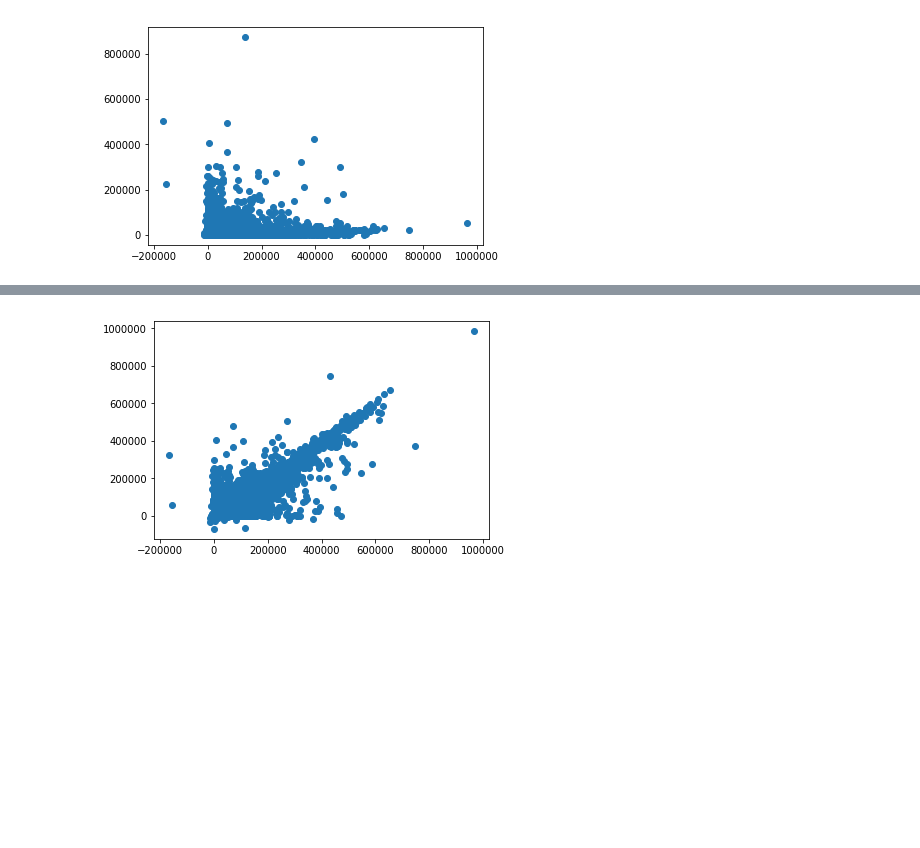
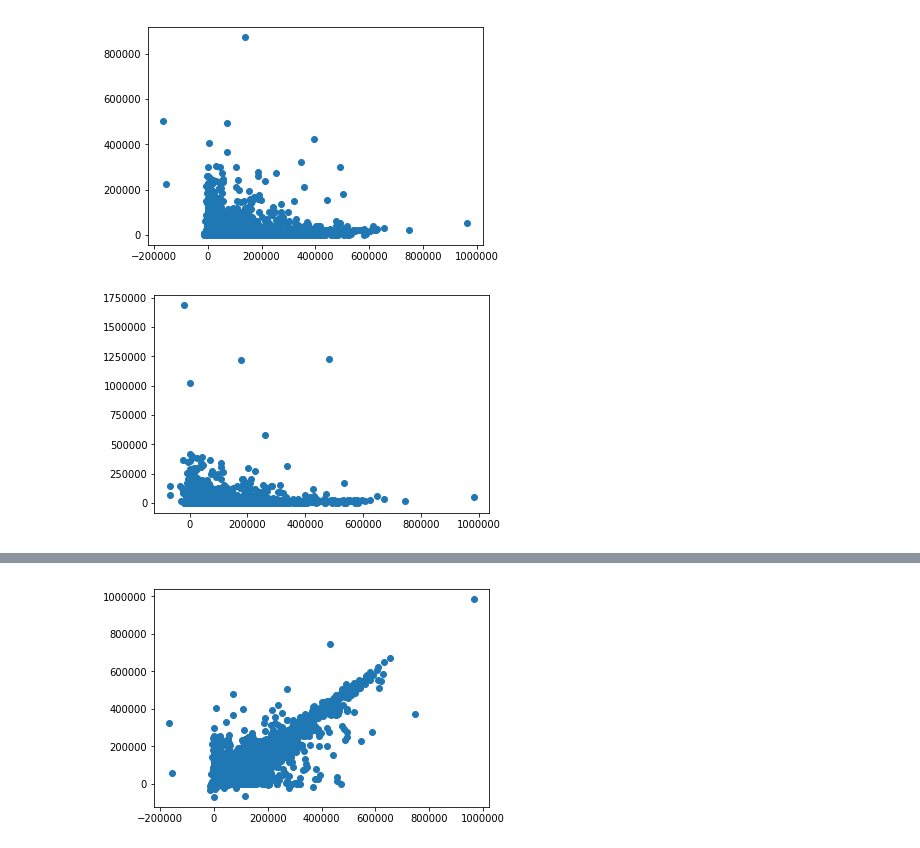
Before and after one commit to mianhuang/DataAnalytics-Python-Code, a Jupyter notebook: Course5_Task2_Credit_EDA.ipynb, the cells around one changed output, grey strips where cells are left out. Drawn from its saved outputs; the diff is of its cells as text; code cells hidden in the pictures; blank space fills up the shorter version.

```diff
--- a/Course5_Task2_Credit_EDA.ipynb
+++ b/Course5_Task2_Credit_EDA.ipynb
@@ -735,3 +735,10 @@ plt.scatter(x,y)
 plt.show()
 # %% [output]
 [figure]
+# %%
+x = credit['BILL_AMT2']
+y = credit['PAY_AMT2']
+plt.scatter(x,y)
+plt.show()
+# %% [output]
+[figure, added]
```
Also changed, not shown: parts of 5 cells of this notebook.
